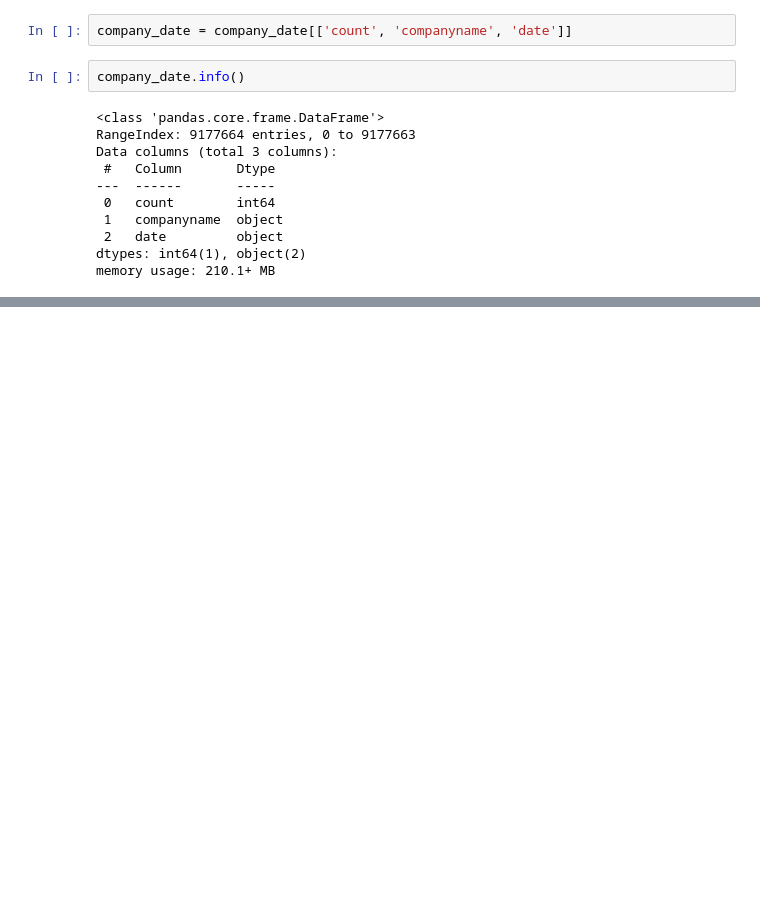
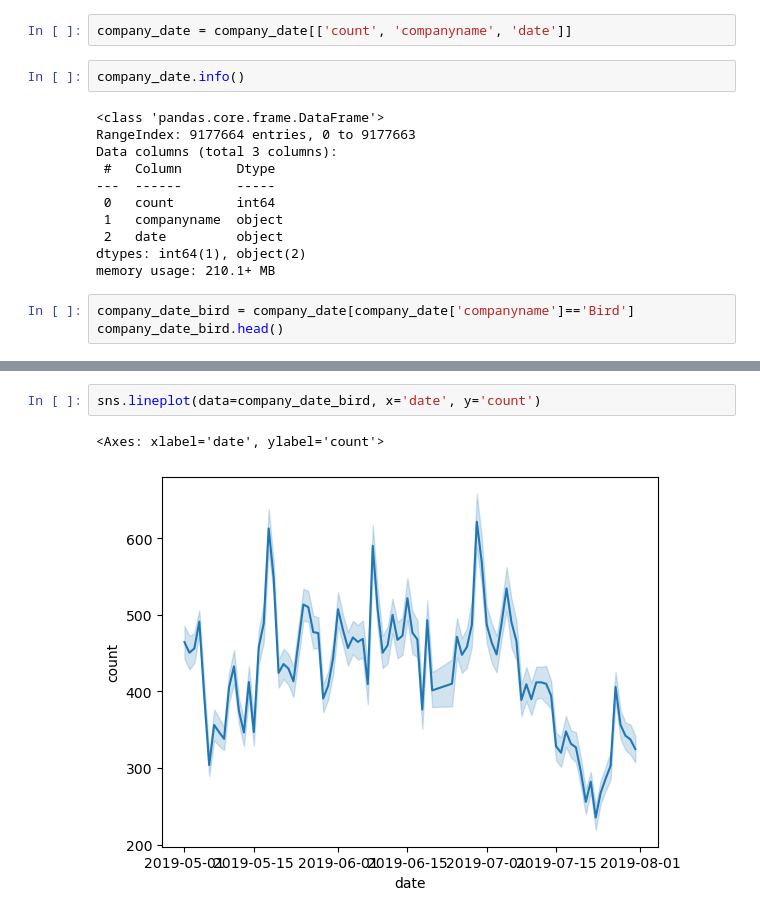
Before and after one commit to NSS-Data-Analytics-Cohort-10/scooters-group-2, a Jupyter notebook: notebooks/scooters1.ipynb, the cells around one changed output, grey strips where cells are left out. Drawn from its saved outputs; the diff is of its cells as text; blank space fills up the shorter version.

```diff
--- a/notebooks/scooters1.ipynb
+++ b/notebooks/scooters1.ipynb
@@ -280,3 +280,6 @@ Data columns (total 3 columns):
  2   date         object
 dtypes: int64(1), object(2)
 memory usage: 210.1+ MB
+# %%
+company_date_bird = company_date[company_date['companyname']=='Bird']
+company_date_bird.head()
@@ -303,0 +316,5 @@ gcd
+# %%
+sns.lineplot(data=company_date_bird, x='date', y='count')
+# %% [output]
+<Axes: xlabel='date', ylabel='count'>
+[figure, added]
```
Also changed, not shown: parts of 13 cells of this notebook.
